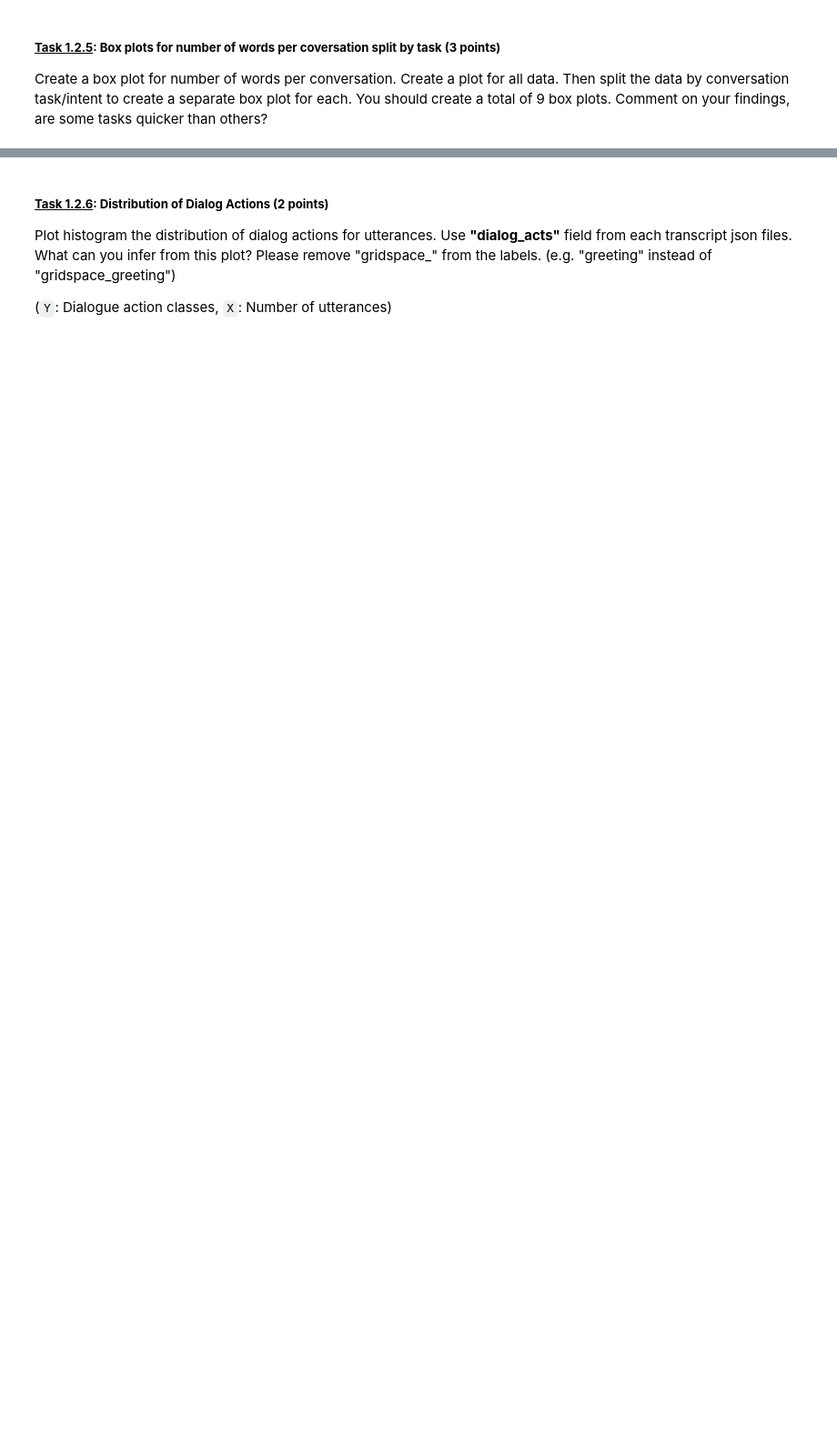
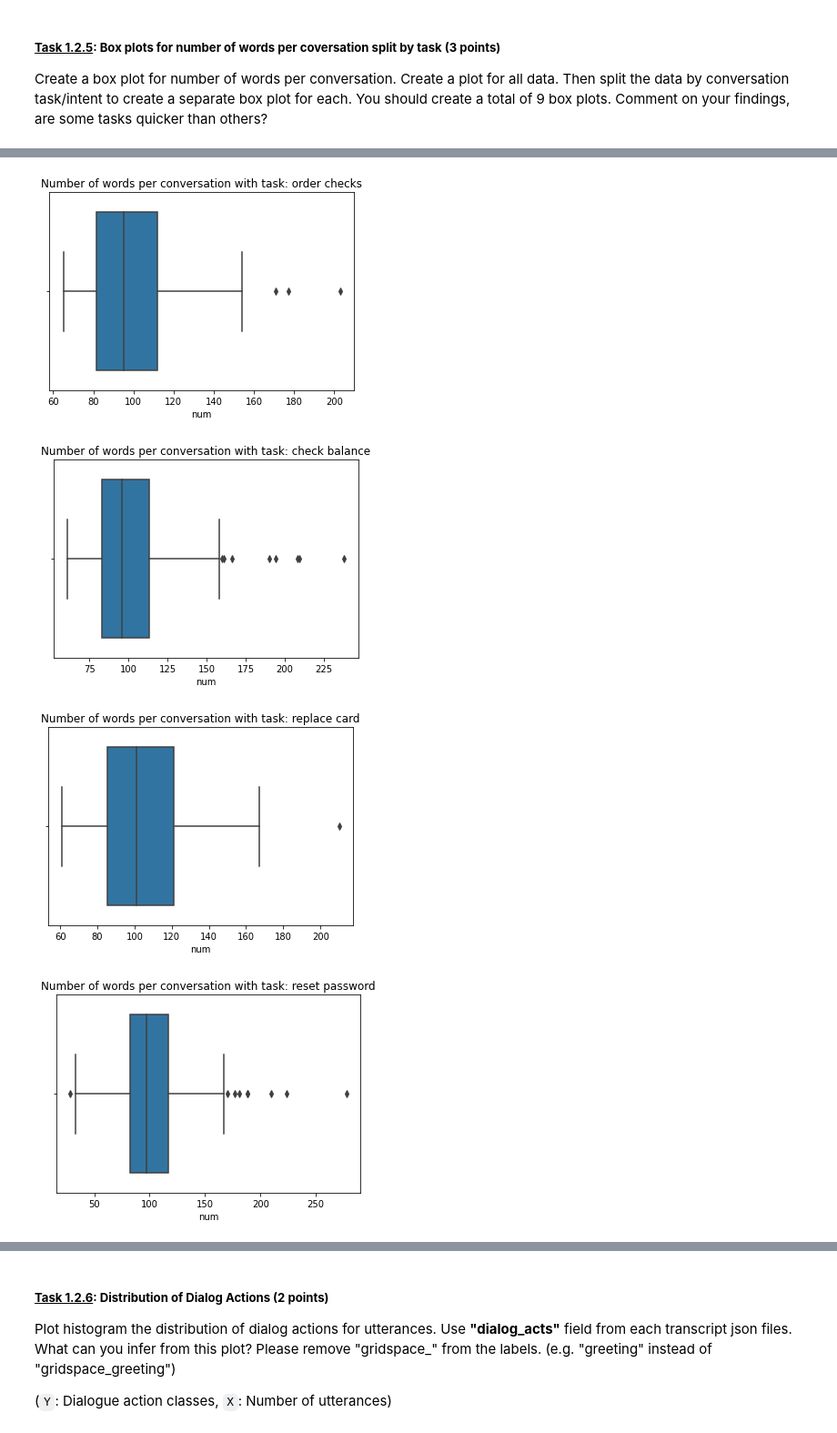
Before and after one commit to maya-ami/speech-processing-notes, a Jupyter notebook: speech db stats & CTC implementation.ipynb, the cells around one changed output, grey strips where cells are left out. Shown at 91% size. Cells and saved outputs as stored; diff of their text form; code cells hidden in the pictures; blank space fills up the shorter version.

```diff
--- a/speech db stats & CTC implementation.ipynb
+++ b/speech db stats & CTC implementation.ipynb
@@ -377,0 +397,21 @@ pass
+# %%
+# add task/intent from metadata to dataframe
+
+task_names = ['order checks', 'check balance', 'replace card', 'reset password', 'get branch hours', 'pay bill', 'schedule appointment', 'transfer money']
+task_in_file = []
+
+for file in os.listdir(metadata_path):
+  with open(os.path.join(metadata_path, file), 'rb') as f:
+    task_in_file.append(json.load(f)['tasks'][0]['task_type'])
+
+words_df['task'] = task_in_file
+
+for task in task_names:
+  plt.figure()
+  plt.title('Number of words per conversation with task: {}'.format(task))
+  sns.boxplot(x='num', data=words_df[words_df.task==task])
+# %% [output]
+[figure, added]
+[figure, added]
+[figure, added]
+[figure, added]
```
Also changed, not shown: parts of 5 cells of this notebook.
